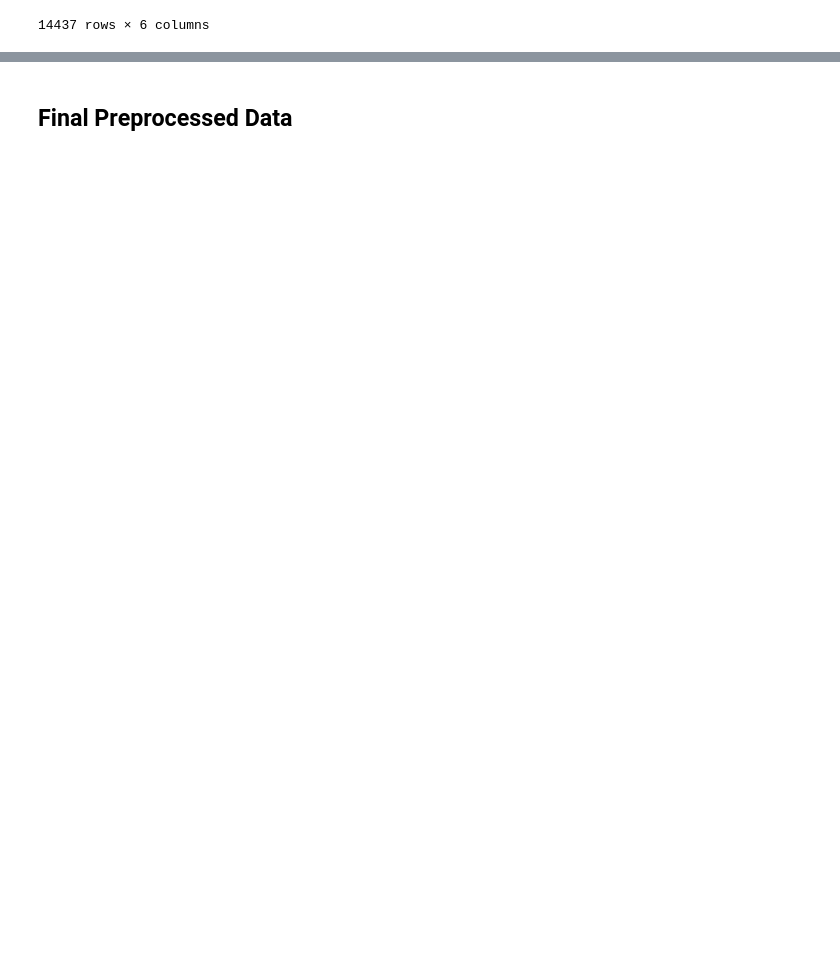
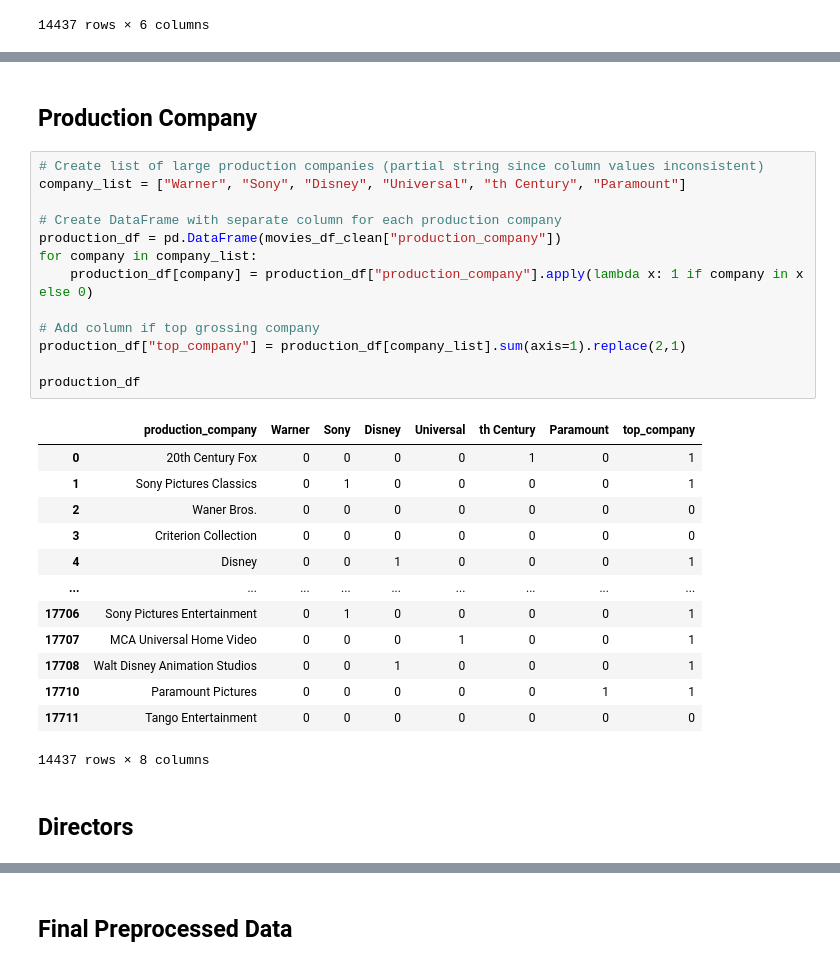
Before and after one commit to devinhughes/Rotten_tomatoes_project, a Jupyter notebook: preprocessing.ipynb, the cells around one changed output, grey strips where cells are left out. Saved outputs shown, nothing was run; the diff lists cells and outputs as text; blank space fills up the shorter version.

Commit message:
add production/director/actor features

```diff
--- a/preprocessing.ipynb
+++ b/preprocessing.ipynb
@@ -197,0 +240,31 @@ text_df
+# %% [markdown]
+## Production Company
+# %%
+# Create list of large production companies (partial string since column values inconsistent)
+company_list = ["Warner", "Sony", "Disney", "Universal", "th Century", "Paramount"]
+
+# Create DataFrame with separate column for each production company
+production_df = pd.DataFrame(movies_df_clean["production_company"])
+for company in company_list:
+    production_df[company] = production_df["production_company"].apply(lambda x: 1 if company in x else 0)
+
+# Add column if top grossing company
+production_df["top_company"] = production_df[company_list].sum(axis=1).replace(2,1)
+
+production_df
+# %% [output]
+|  | production_company | Warner | Sony | Disney | Universal | th Century | Paramount | top_company |
+| 0 | 20th Century Fox | 0 | 0 | 0 | 0 | 1 | 0 | 1 |
+| 1 | Sony Pictures Classics | 0 | 1 | 0 | 0 | 0 | 0 | 1 |
+| 2 | Waner Bros. | 0 | 0 | 0 | 0 | 0 | 0 | 0 |
+| 3 | Criterion Collection | 0 | 0 | 0 | 0 | 0 | 0 | 0 |
+| 4 | Disney | 0 | 0 | 1 | 0 | 0 | 0 | 1 |
+| ... | ... | ... | ... | ... | ... | ... | ... | ... |
+| 17706 | Sony Pictures Entertainment | 0 | 1 | 0 | 0 | 0 | 0 | 1 |
+| 17707 | MCA Universal Home Video | 0 | 0 | 0 | 1 | 0 | 0 | 1 |
+| 17708 | Walt Disney Animation Studios | 0 | 0 | 1 | 0 | 0 | 0 | 1 |
+| 17710 | Paramount Pictures | 0 | 0 | 0 | 0 | 0 | 1 | 1 |
+| 17711 | Tango Entertainment | 0 | 0 | 0 | 0 | 0 | 0 | 0 |
+14437 rows × 8 columns
+# %% [markdown]
+## Directors
```
Also changed, not shown: parts of 12 cells of this notebook, 2 other files.
